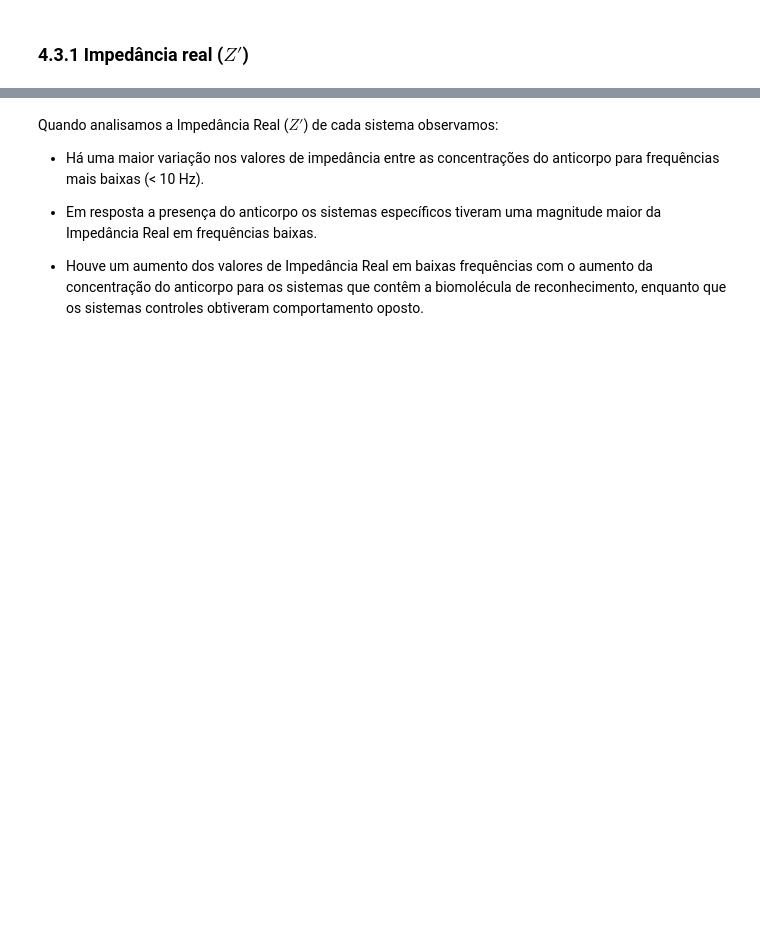
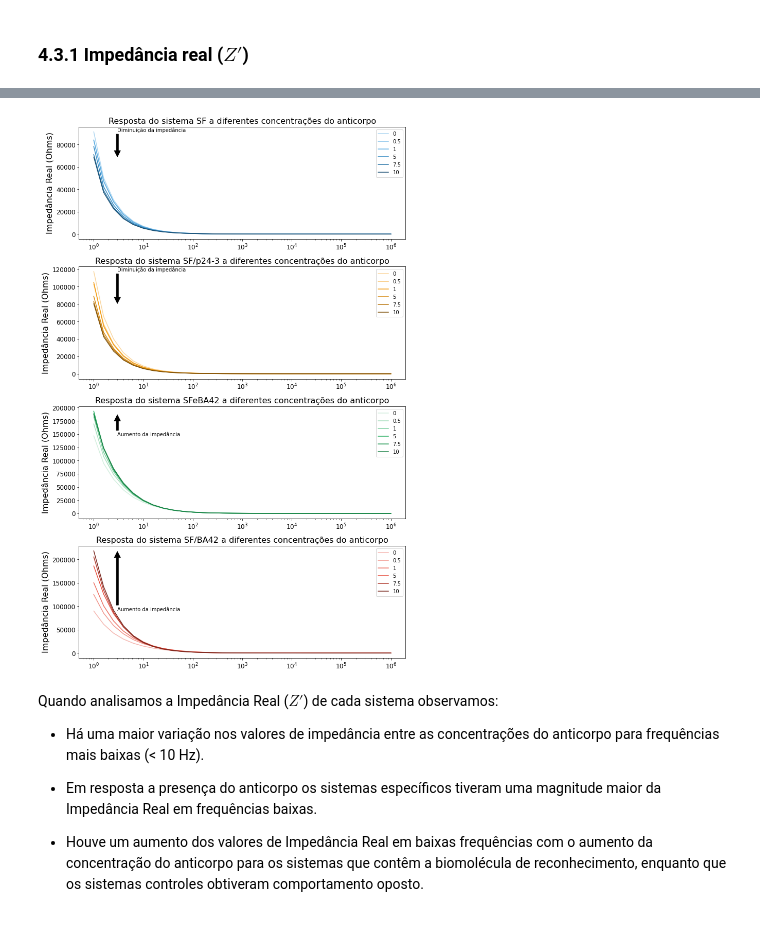
Before and after one commit to alyyokomichi/Impedance_Biosensor, a Jupyter notebook: Impedance_Biosensor.ipynb, the cells around one changed output, grey strips where cells are left out. Saved outputs shown, nothing was run; the diff lists cells and outputs as text; code cells hidden in the pictures; blank space fills up the shorter version.

```diff
--- a/Impedance_Biosensor.ipynb
+++ b/Impedance_Biosensor.ipynb
@@ -122,5 +122,35 @@ Z1.head()
 ## 4.3 Impedância em todo espectro da frequência e as concentrações do anticorpo
 
 Uma maneira de compreendermos melhor os dados seria verificando o que ocorre com os valores de Impedância em todo espectro quando aumentamos a concentração do anticorpo nos sistemas
+# %%
+# função para plotar os gráficos de impedância
+
+def plotando_impedancia_no_espectro(z, impedancia):
+
+  cores =['#AED6F1', '#85C1E9', '#5DADE2', '#2E86C1', '#2874A6', '#1B4F72',
+       '#FAD7A0', '#F8C471', '#F39C12', '#D68910', '#B9770E', '#7E5109',
+       '#D4EFDF', '#A9DFBF', '#7DCEA0', '#27AE60', '#229954', '#1E8449',
+       '#F5B7B1', '#F1948A', '#EC7063', '#E74C3C', '#B03A2E', '#78281F']
+  sistema = ['SF', 'SF/p24-3', 'SFeBA42', 'SF/BA42']
+  contador = 0
+
+  fig = plt.figure(figsize = (19, 15), constrained_layout=True)
+  spec = gridspec.GridSpec(ncols=2, nrows=4, figure=fig)
+
+  for i in range(4):
+    f_ax = fig.add_subplot(spec[i, 0])
+    f_ax.set_title(f'Resposta do sistema {sistema[i]} a diferentes concentrações do anticorpo', fontsize= 16)
+    f_ax.set_ylabel(f"{impedancia} (Ohms)", fontsize=16)
+    for j in range(6):
+      f_ax.plot(z.iloc[j+contador, :-2], color=cores[j+contador])
+    f_ax.legend(['0', '0.5', '1', '5', '7.5', '10'])
+    f_ax.tick_params(labelsize=12)
+    plt.xscale('log')
+    if(z.loc[contador, 1] > z.loc[contador+5, 1]):
+      f_ax.annotate('Diminuição da impedância', xy=(3, z.loc[contador+5, 1]), xytext= (3, z.loc[contador, 1]), arrowprops=dict(facecolor='black', shrink=0.01), fontsize=10)
+    else:
+      f_ax.annotate('Aumento da impedância', xy=(3, z.loc[contador+5, 1]), xytext= (3, z.loc[contador, 1]), arrowprops=dict(facecolor='black', shrink=0.01), fontsize=10)
+    contador+=6
+  plt.show()
 # %% [markdown]
 ### 4.3.1 Impedância real ($Z'$)
@@ -198,3 +157,7 @@ plt.show()
+# %%
+plotando_impedancia_no_espectro(Z1, 'Impedância Real')
+# %% [output]
+[figure, added]
 # %% [markdown]
 Quando analisamos a Impedância Real ($Z'$) de cada sistema observamos:
 
```
Also changed, not shown: parts of 5 cells of this notebook.
